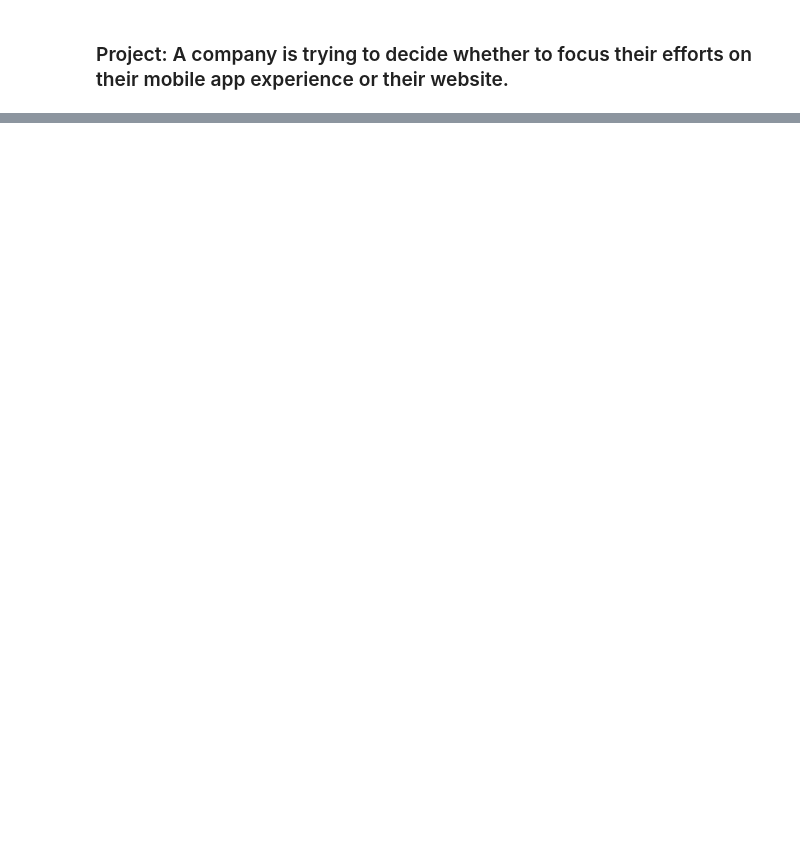
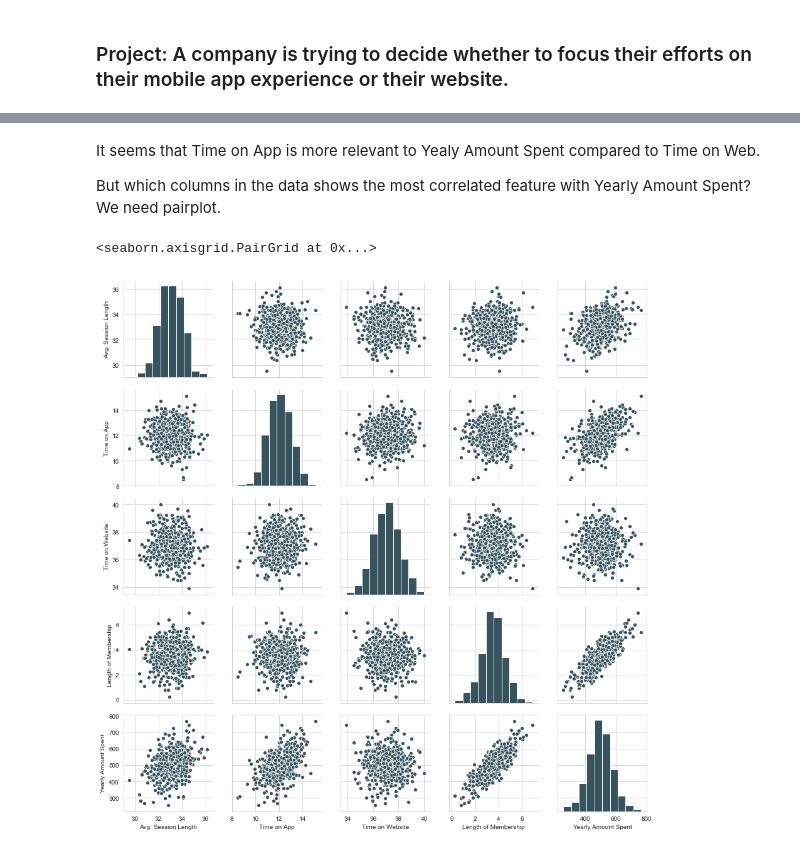
Before and after one commit to codeflowap/ML_Linear_Regression, a Jupyter notebook: Untitled.ipynb, the cells around one changed output, grey strips where cells are left out. Drawn from its saved outputs; the diff is of its cells as text; code cells hidden in the pictures; blank space fills up the shorter version.

Commit message:
Found most correlated feature and modeled with linear model

```diff
--- a/Untitled.ipynb
+++ b/Untitled.ipynb
@@ -21,0 +63,9 @@ customers.de
+# %% [markdown]
+It seems that Time on App is more relevant to Yealy Amount Spent compared to Time on Web.
+
+But which columns in the data shows the most correlated feature with Yearly Amount Spent? We need pairplot.
+# %%
+sns.pairplot(customers)
+# %% [output]
+<seaborn.axisgrid.PairGrid at 0x...>
+[figure, added]
```
Also changed, not shown: parts of 4 cells of this notebook.
